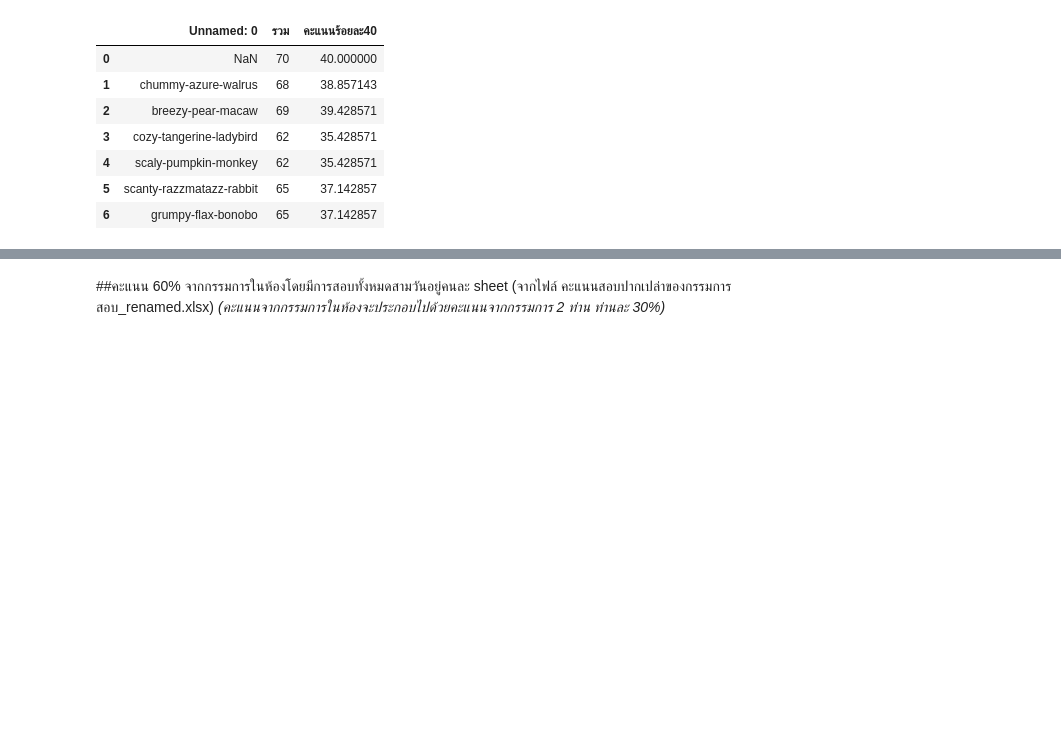
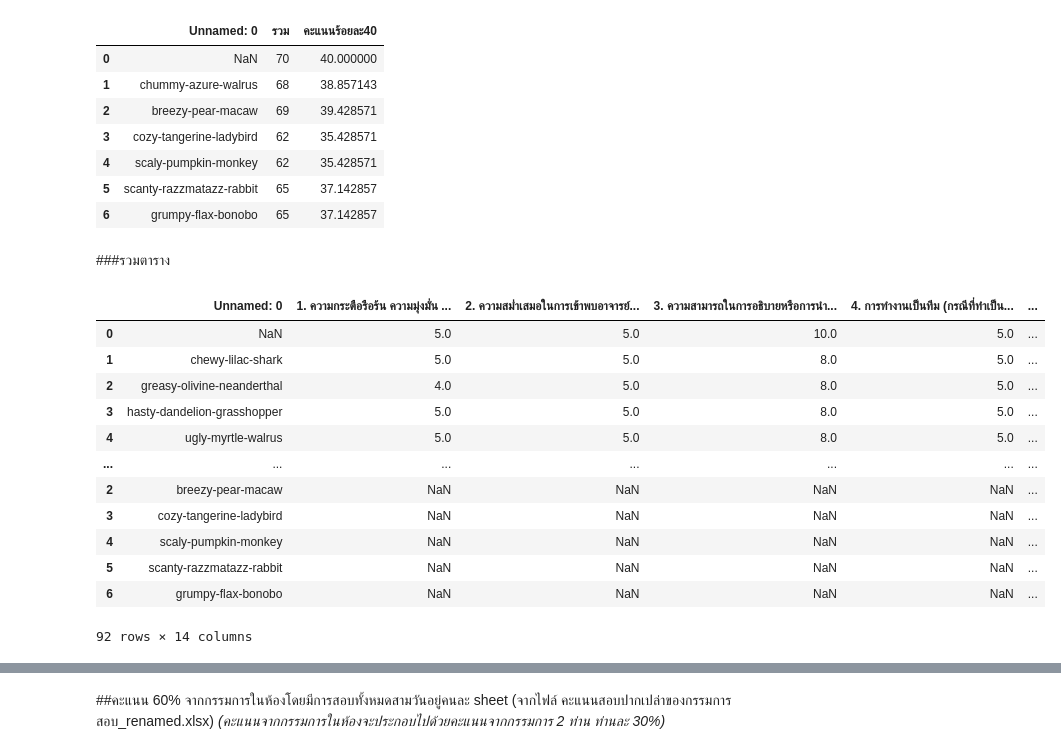
Before and after one commit to 1234567890qqqqqq/BasicProg_DataViz65, a Jupyter notebook: aon1.ipynb, the cells around one changed output, grey strips where cells are left out. Saved outputs shown, nothing was run; the diff lists cells and outputs as text; code cells hidden in the pictures; blank space fills up the shorter version.

```diff
--- a/aon1.ipynb
+++ b/aon1.ipynb
@@ -652,3 +676,22 @@ advisor121
 | 4 | scaly-pumpkin-monkey | 62 | 35.428571 |
 | 5 | scanty-razzmatazz-rabbit | 65 | 37.142857 |
 | 6 | grumpy-flax-bonobo | 65 | 37.142857 |
+# %% [markdown]
+###รวมตาราง
+# %%
+ qq = pd.concat([advisor11,advisor21,advisor31,advisor41,advisor51,advisor61,advisor71,advisor81,advisor91,advisor101,advisor111,advisor121])
+ qq
+# %% [output]
+|  | Unnamed: 0 | 1. ความกระตือรือร้น ความมุ่งมั่น ... | 2. ความสม่ำเสมอในการเข้าพบอาจารย์... | 3. ความสามารถในการอธิบายหรือการนำ... | 4. การทำงานเป็นทีม (กรณีที่ทำเป็น... | ... |
+| 0 | NaN | 5.0 | 5.0 | 10.0 | 5.0 | ... |
+| 1 | chewy-lilac-shark | 5.0 | 5.0 | 8.0 | 5.0 | ... |
+| 2 | greasy-olivine-neanderthal | 4.0 | 5.0 | 8.0 | 5.0 | ... |
+| 3 | hasty-dandelion-grasshopper | 5.0 | 5.0 | 8.0 | 5.0 | ... |
+| 4 | ugly-myrtle-walrus | 5.0 | 5.0 | 8.0 | 5.0 | ... |
+| ... | ... | ... | ... | ... | ... | ... |
+| 2 | breezy-pear-macaw | NaN | NaN | NaN | NaN | ... |
+| 3 | cozy-tangerine-ladybird | NaN | NaN | NaN | NaN | ... |
+| 4 | scaly-pumpkin-monkey | NaN | NaN | NaN | NaN | ... |
+| 5 | scanty-razzmatazz-rabbit | NaN | NaN | NaN | NaN | ... |
+| 6 | grumpy-flax-bonobo | NaN | NaN | NaN | NaN | ... |
+92 rows × 14 columns
```
Also changed, not shown: parts of 18 cells of this notebook.
